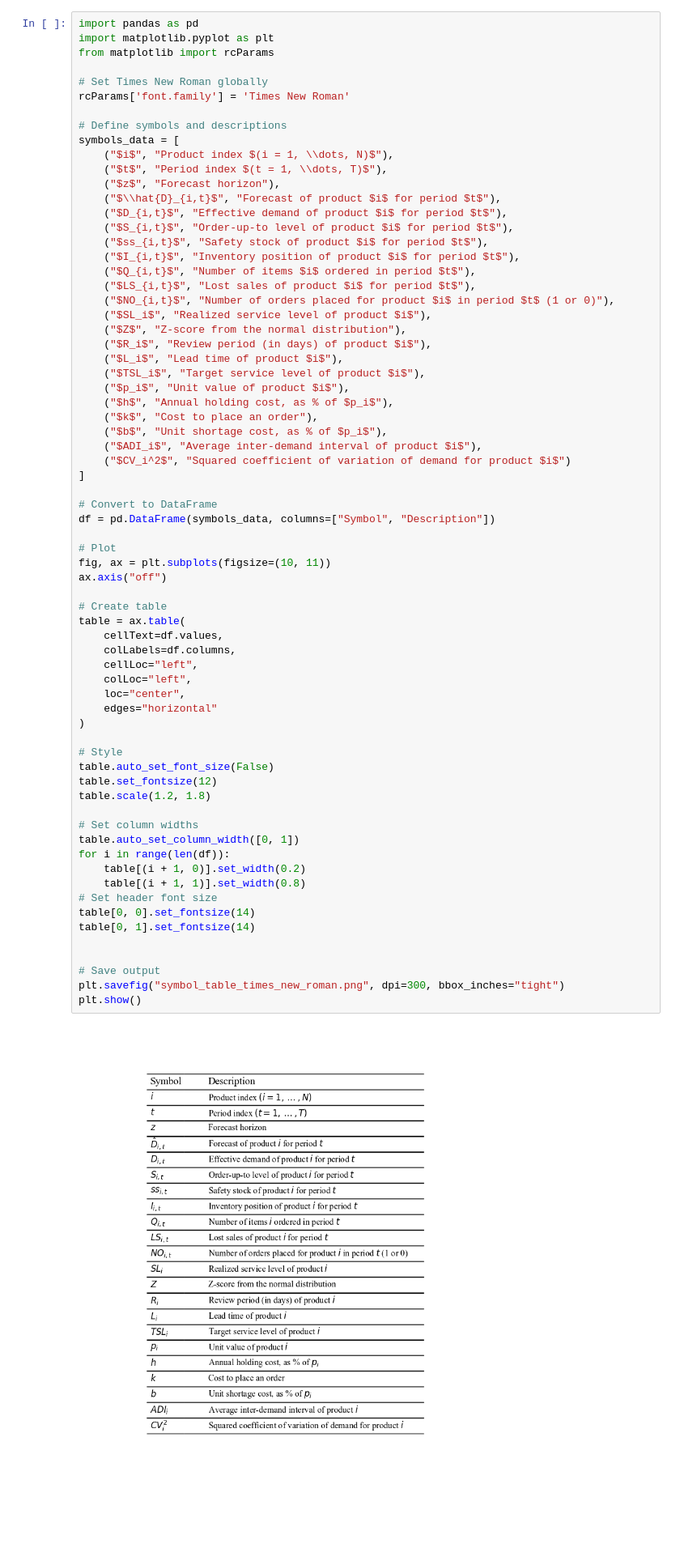
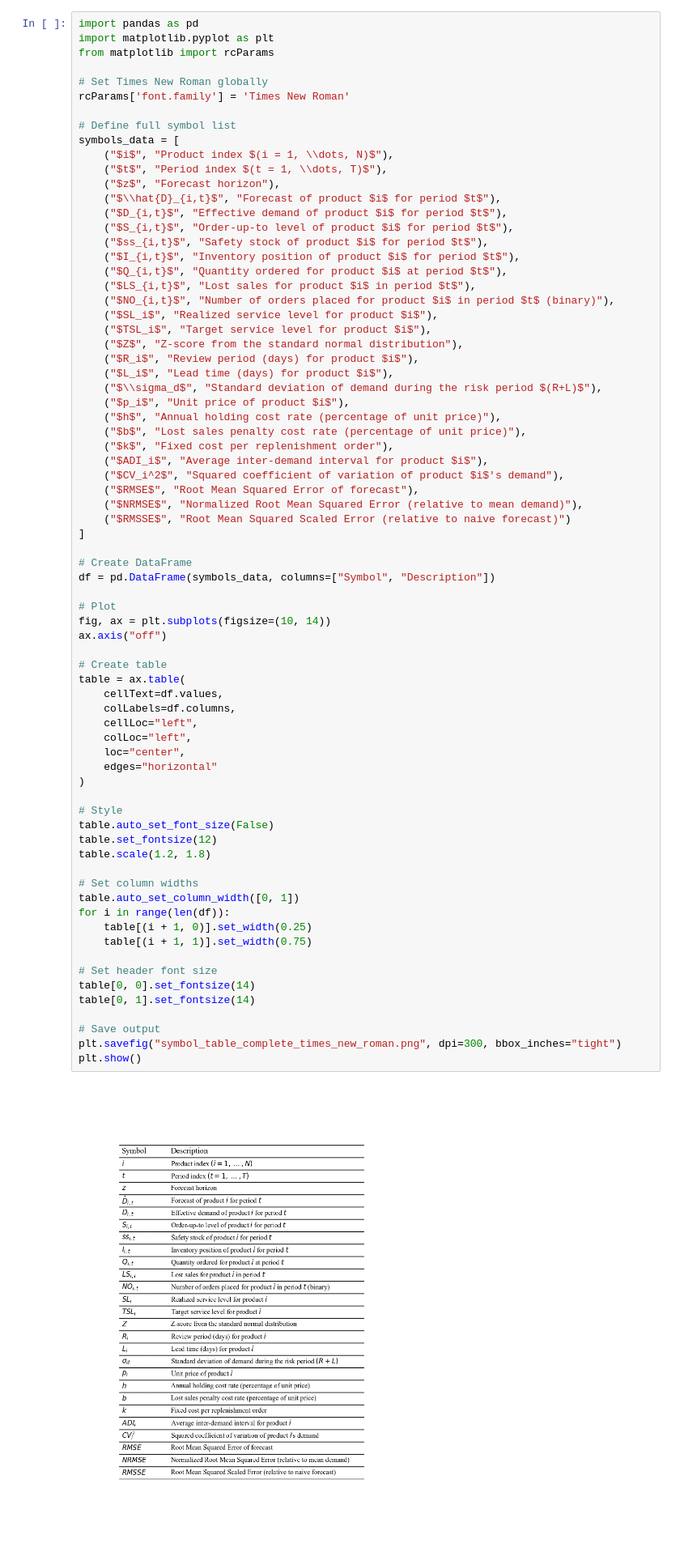
Before and after one commit to Clairey33/IOE541-Project----From-Forecasts-to-Fulfillment, a Jupyter notebook: Visual Output/list_of_symbols.ipynb, the cells around one changed output. Shown: that part at 81% size. Cells and saved outputs as stored; diff of their text form; blank space fills up the shorter version.

```diff
--- a/Visual Output/list_of_symbols.ipynb
+++ b/Visual Output/list_of_symbols.ipynb
@@ -6,7 +6,7 @@ from matplotlib import rcParams
 # Set Times New Roman globally
 rcParams['font.family'] = 'Times New Roman'
 
-# Define symbols and descriptions
+# Define full symbol list
 symbols_data = [
     ("$i$", "Product index $(i = 1, \\dots, N)$"),
     ("$t$", "Period index $(t = 1, \\dots, T)$"),
@@ -16,56 +16,60 @@ symbols_data = [
     ("$S_{i,t}$", "Order-up-to level of product $i$ for period $t$"),
     ("$ss_{i,t}$", "Safety stock of product $i$ for period $t$"),
     ("$I_{i,t}$", "Inventory position of product $i$ for period $t$"),
-    ("$Q_{i,t}$", "Number of items $i$ ordered in period $t$"),
-    ("$LS_{i,t}$", "Lost sales of product $i$ for period $t$"),
-    ("$NO_{i,t}$", "Number of orders placed for product $i$ in period $t$ (1 or 0)"),
-    ("$SL_i$", "Realized service level of product $i$"),
-    ("$Z$", "Z-score from the normal distribution"),
-    ("$R_i$", "Review period (in days) of product $i$"),
-    ("$L_i$", "Lead time of product $i$"),
-    ("$TSL_i$", "Target service level of product $i$"),
-    ("$p_i$", "Unit value of product $i$"),
-    ("$h$", "Annual holding cost, as % of $p_i$"),
-    ("$k$", "Cost to place an order"),
-    ("$b$", "Unit shortage cost, as % of $p_i$"),
-    ("$ADI_i$", "Average inter-demand interval of product $i$"),
-    ("$CV_i^2$", "Squared coefficient of variation of demand for product $i$")
+    ("$Q_{i,t}$", "Quantity ordered for product $i$ at period $t$"),
+    ("$LS_{i,t}$", "Lost sales for product $i$ in period $t$"),
+    ("$NO_{i,t}$", "Number of orders placed for product $i$ in period $t$ (binary)"),
+    ("$SL_i$", "Realized service level for product $i$"),
+    ("$TSL_i$", "Target service level for product $i$"),
+    ("$Z$", "Z-score from the standard normal distribution"),
+    ("$R_i$", "Review period (days) for product $i$"),
+    ("$L_i$", "Lead time (days) for product $i$"),
+    ("$\\sigma_d$", "Standard deviation of demand during the risk period $(R+L)$"),
+    ("$p_i$", "Unit price of product $i$"),
+    ("$h$", "Annual holding cost rate (percentage of unit price)"),
+    ("$b$", "Lost sales penalty cost rate (percentage of unit price)"),
+    ("$k$", "Fixed cost per replenishment order"),
+    ("$ADI_i$", "Average inter-demand interval for product $i$"),
+    ("$CV_i^2$", "Squared coefficient of variation of product $i$'s demand"),
+    ("$RMSE$", "Root Mean Squared Error of forecast"),
+    ("$NRMSE$", "Normalized Root Mean Squared Error (relative to mean demand)"),
+    ("$RMSSE$", "Root Mean Squared Scaled Error (relative to naive forecast)")
 ]
 
-# Convert to DataFrame
+# Create DataFrame
 df = pd.DataFrame(symbols_data, columns=["Symbol", "Description"])
 
 # Plot
-fig, ax = plt.subplots(figsize=(10, 11))
+fig, ax = plt.subplots(figsize=(10, 14))
 ax.axis("off")
 
 # Create table
 table = ax.table(
     cellText=df.values,
     colLabels=df.columns,
     cellLoc="left",
     colLoc="left",
     loc="center",
     edges="horizontal"
 )
 
 # Style
 table.auto_set_font_size(False)
 table.set_fontsize(12)
 table.scale(1.2, 1.8)
 
 # Set column widths
 table.auto_set_column_width([0, 1])
 for i in range(len(df)):
-    table[(i + 1, 0)].set_width(0.2)
-    table[(i + 1, 1)].set_width(0.8)
+    table[(i + 1, 0)].set_width(0.25)
+    table[(i + 1, 1)].set_width(0.75)
+
 # Set header font size
 table[0, 0].set_fontsize(14)
 table[0, 1].set_fontsize(14)
 
-
 # Save output
-plt.savefig("symbol_table_times_new_roman.png", dpi=300, bbox_inches="tight")
+plt.savefig("symbol_table_complete_times_new_roman.png", dpi=300, bbox_inches="tight")
 plt.show()
 # %% [output]
-[figure, old version]
+[figure, new version]
```
Also changed, not shown: 1 other file.
